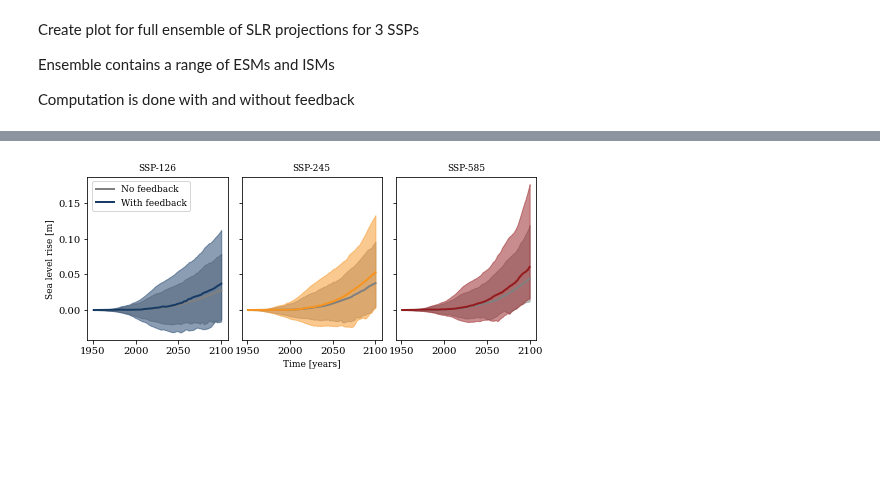
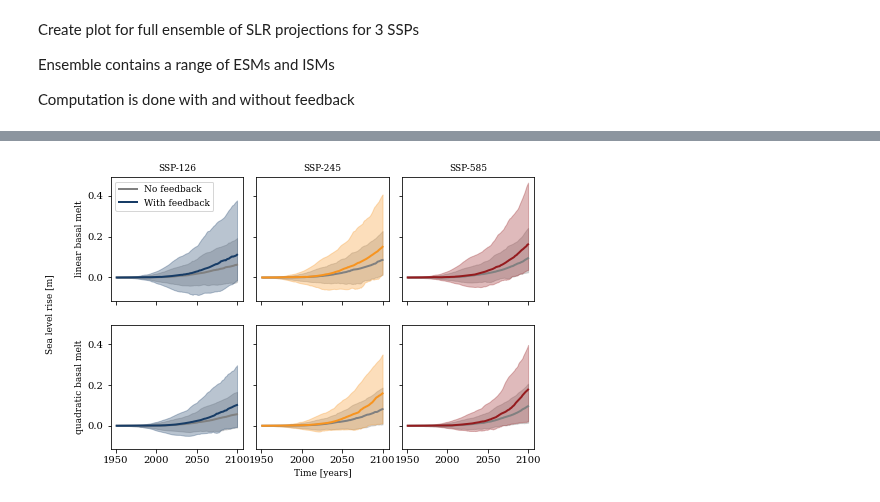
Before and after one commit to erwinlambert/feedback, a Jupyter notebook: notebooks/Draftplot_full_ensemble.ipynb, the cells around one changed output, grey strips where cells are left out. Saved outputs shown, nothing was run; the diff lists cells and outputs as text; code cells hidden in the pictures; blank space fills up the shorter version.

Commit message:
combine ensemble lin,quad plots

```diff
--- a/notebooks/Draftplot_full_ensemble.ipynb
+++ b/notebooks/Draftplot_full_ensemble.ipynb
@@ -16,7 +16,8 @@ import utils as ut
 # %%
 ds = xr.open_dataset('../data/dummy.nc')
 ds = ds.isel(exp=slice(0,5))
-ds = ds.drop_sel(esm='CAS-ESM2-0',ism=['PISM_DMI','IMAU_UU'])
+#ds = ds.drop_sel(esm='CAS-ESM2-0',ism=['PISM_DMI','IMAU_UU'])
+ds = ds.drop_sel(ism='PISM_DMI')
 # %%
 mpl.rcParams['figure.subplot.wspace'] = .1
 mpl.rcParams['figure.subplot.left'] = .1
@@ -24,9 +25,10 @@ mpl.rcParams['figure.subplot.right'] = .99
 mpl.rcParams['figure.figsize'] = (7,3)
 # %%
 #ds = ds.isel(esm=[0,1],ism=[0,1])
-bmp = 'lin'
+bmps = ['lin','quad']
+bmps_long = ['linear basal melt','quadratic basal melt']
 niter = 1
 # %%
-slr_nf = np.zeros((len(ds.ssp),len(ds.esm)*len(ds.ism),len(ds.time)))
-slr_wf = np.zeros((len(ds.ssp),len(ds.esm)*len(ds.ism),len(ds.time)))
+slr_nf = np.zeros((len(bmps),len(ds.ssp),len(ds.esm)*len(ds.ism),len(ds.time)))
+slr_wf = np.zeros((len(bmps),len(ds.ssp),len(ds.esm)*len(ds.ism),len(ds.time)))
 # %%
@@ -59,28 +62,30 @@ for s,ss in enumerate(ds.ssp.values):
 # %%
 mpl.rcParams['figure.subplot.wspace'] = .1
-mpl.rcParams['figure.subplot.left'] = .1
+mpl.rcParams['figure.subplot.left'] = .15
 mpl.rcParams['figure.subplot.right'] = .99
-mpl.rcParams['figure.figsize'] = (7,3)
+mpl.rcParams['figure.figsize'] = (7,5)
 # %%
-alpha = .5
+alpha = .3
 perc = [10,90]
 
-fig,ax = plt.subplots(1,3,sharex=True,sharey=True)
-for s,ss in enumerate(ds.ssp.values):
-    dax = ax[s]
-    dax.plot(ds.time,np.median(slr_nf[s,:,:],axis=0),c='.5',lw=2,label='No feedback')
-    dax.fill_between(ds.time,np.percentile(slr_nf[s,:,:],perc[0],axis=0),np.percentile(slr_nf[s,:,:],perc[1],axis=0),color='.5',alpha=alpha)
+fig,ax = plt.subplots(2,3,sharex=True,sharey=True)
+for b,bmp in enumerate(bmps):
+    for s,ss in enumerate(ds.ssp.values):
+        dax = ax[b,s]
+        dax.plot(ds.time,np.median(slr_nf[b,s,:,:],axis=0),c='.5',lw=2,label='No feedback')
+        dax.fill_between(ds.time,np.percentile(slr_nf[b,s,:,:],perc[0],axis=0),np.percentile(slr_nf[b,s,:,:],perc[1],axis=0),color='.5',alpha=alpha)
 
-    dax.plot(ds.time,np.median(slr_wf[s,:,:],axis=0),c=ut.scol[ss],lw=2,label='With feedback')
-    dax.fill_between(ds.time,np.percentile(slr_wf[s,:,:],perc[0],axis=0),np.percentile(slr_wf[s,:,:],perc[1],axis=0),color=ut.scol[ss],alpha=alpha)
+        dax.plot(ds.time,np.median(slr_wf[b,s,:,:],axis=0),c=ut.scol[ss],lw=2,label='With feedback')
+        dax.fill_between(ds.time,np.percentile(slr_wf[b,s,:,:],perc[0],axis=0),np.percentile(slr_wf[b,s,:,:],perc[1],axis=0),color=ut.scol[ss],alpha=alpha)
+        if b==0:
+            dax.set_title(f'SSP-{ss}')
+    ax[b,0].set_ylabel(bmps_long[b])
 
-    dax.set_title(f'SSP-{ss}')
+ax[0,0].legend(loc='upper left')
+fig.supylabel('Sea level rise [m]',fontsize=9)
+ax[1,1].set_xlabel('Time [years]')
 
-ax[0].legend(loc='upper left')
-ax[0].set_ylabel('Sea level rise [m]')
-ax[1].set_xlabel('Time [years]')
-
-plt.savefig(f'../draftfigs/full_ensemble_{bmp}_{niter}.png',dpi=450)
+plt.savefig(f'../draftfigs/full_ensemble_{niter}.png',dpi=450)
 plt.show()
 # %% [output]
-[figure, old version]
+[figure, new version]
```
Also changed, not shown: parts of 1 cell of this notebook, 9 other files.
